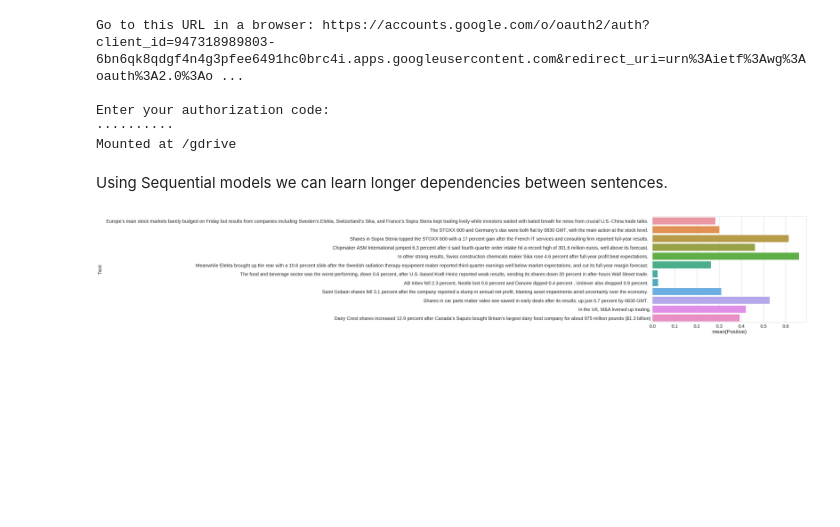
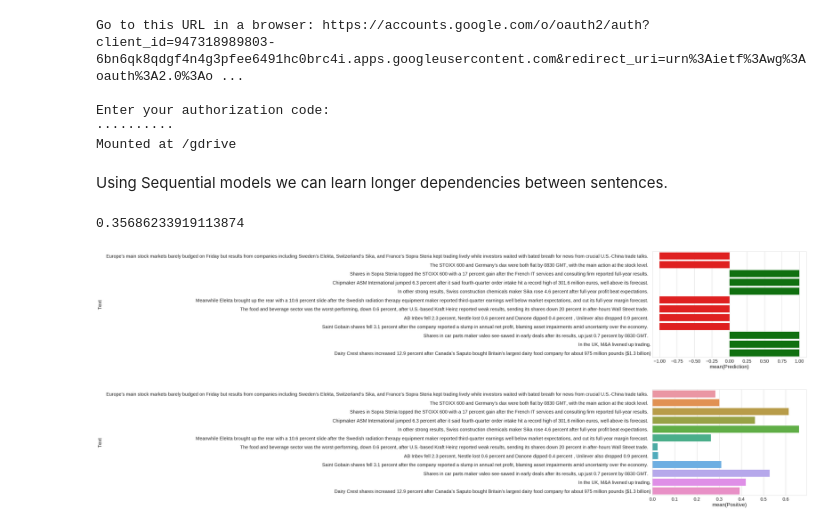
Before and after one commit to cgangwar11/Coding-Practice, a Jupyter notebook: demo_final.ipynb, the cells around one changed output. Cells and saved outputs as stored; diff of their text form; code cells hidden in the pictures; blank space fills up the shorter version.

```diff
--- a/demo_final.ipynb
+++ b/demo_final.ipynb
@@ -83,6 +69,28 @@ def predict_and_plot_in_group(corpus,chars_to_replace={}):
     sns.set(rc={'figure.figsize':(11.7,8.27)},font_scale=2)
     sns.set_style("whitegrid")
     ax=sns.barplot(x='Positive',y='Text', data=data)
+def predict_and_plot_in_group_1(corpus,chars_to_replace={}):
+    corpus = corpus.replace("\n", " ")
+
+    for i,j in chars_to_replace.items():
+        corpus = corpus.replace(i,j)
+#     corpus = corpus.replace("-", "")
+    doc = nlp(corpus)
+    data = pd.DataFrame(columns=["Text","Positive","Negative","Prediction"])
+    for index,sentences in enumerate(doc.sents):
+        cat,pred,senti=learn.predict(sentences)
+        pred,senti = pred.numpy(),senti.numpy()
+        if pred==0:
+            pred=-1
+        data.loc[index] = [str(sentences),senti[1],senti[0],pred]
+    threshold = np.mean(data.Positive)
+    print(threshold)
+    coil = {-1:'r',1:'g'}
+    data.Prediction = np.array([-1 if i<threshold else 1 for i in data.Positive])
+    col = {i:coil[int(j)] for i,j in zip(data.Text,data.Prediction)}
+    sns.set(rc={'figure.figsize':(11.7,8.27)},font_scale=2)
+    sns.set_style("whitegrid")
+    ax=sns.barplot(x='Prediction',y='Text', data=data,palette=col)
 # %%
 corpus1 = """
  Europe’s main stock markets barely budged on Friday but results from companies including Sweden’s Elekta, Switzerland’s Sika, and France’s Sopra Steria kept trading lively while investors waited with bated breath for news from crucial U.S.-China trade talks.
@@ -107,6 +115,11 @@ Shares in car parts maker valeo see-sawed in early deals after its results, up j
 
 In the UK, M&A livened up trading. Dairy Crest shares increased 12.9 percent after Canada’s Saputo bought Britain’s largest dairy food company for about 975 million pounds ($1.3 billion)
 """
+# %%
+predict_and_plot_in_group_1(corpus1)
+# %% [output]
+0.35686233919113874
+[figure, added]
 # %%
 predict_and_plot_in_group(corpus1)
 # %% [output]
```
Also changed, not shown: parts of 4 cells of this notebook.
